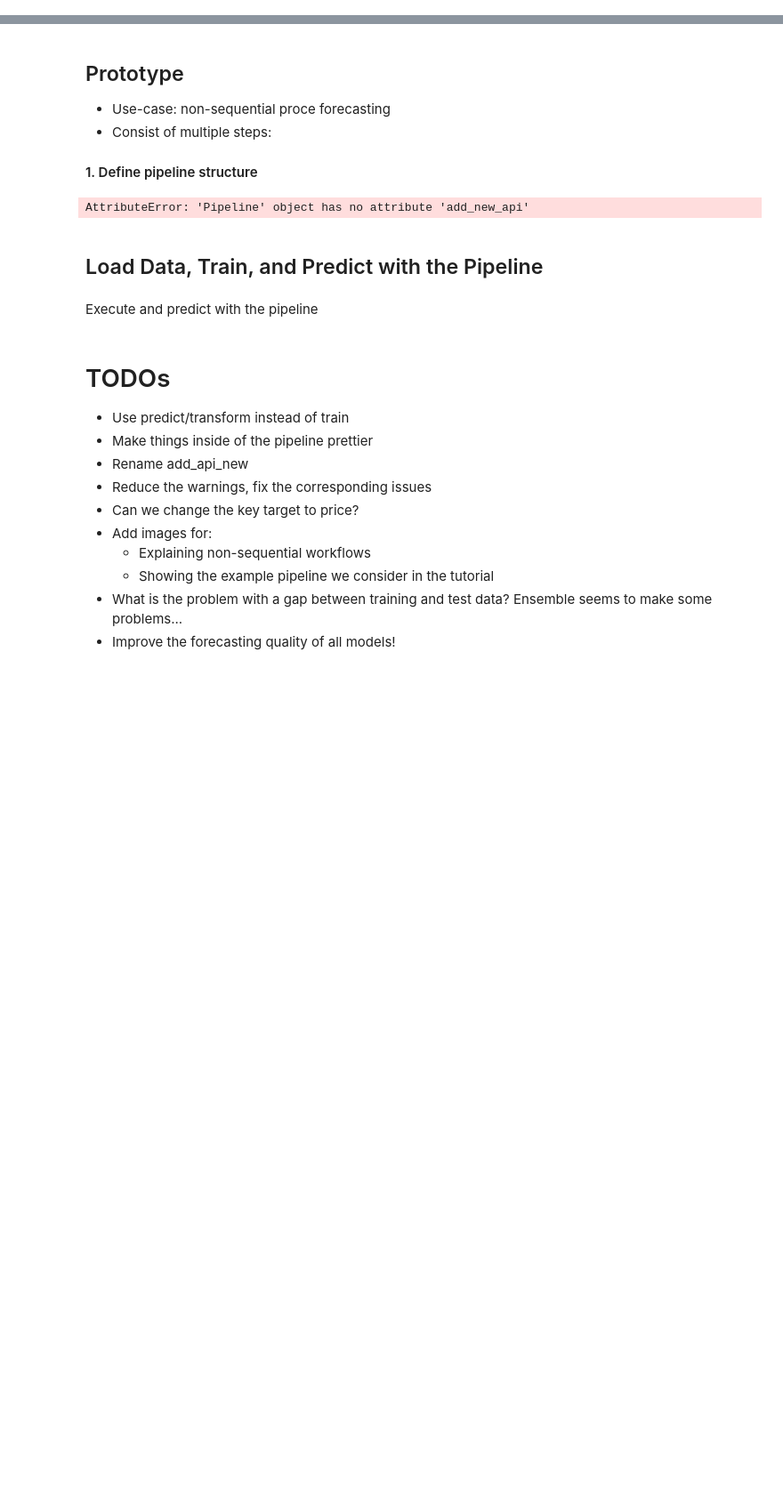
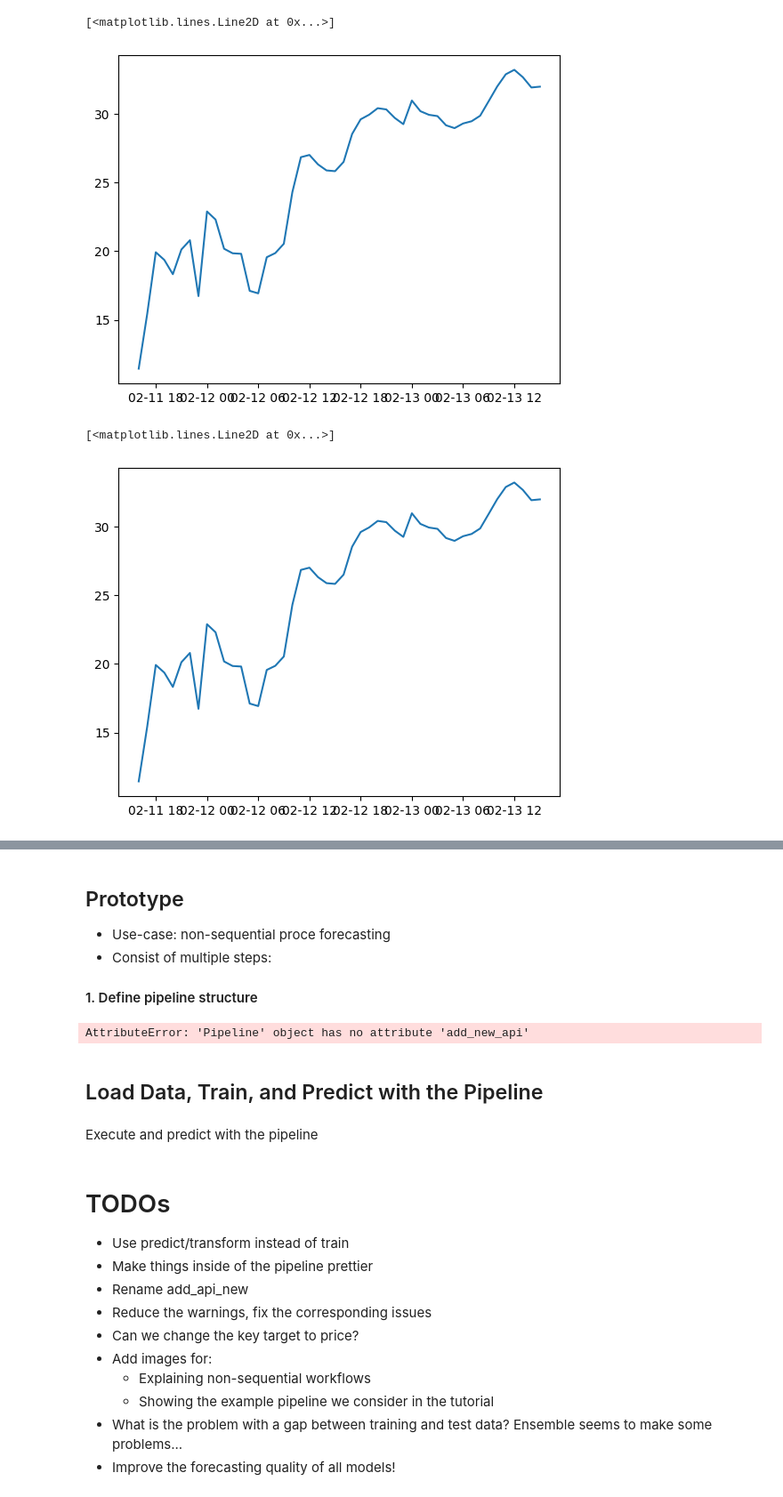
Before and after one commit to sktime/sktime-tutorial-pydata-global-2022, a Jupyter notebook: notebooks/non-sequential.ipynb, the cells around one changed output, grey strips where cells are left out. Shown at 89% size. Cells and saved outputs as stored; diff of their text form; code cells hidden in the pictures; blank space fills up the shorter version.

```diff
--- a/notebooks/non-sequential.ipynb
+++ b/notebooks/non-sequential.ipynb
@@ -41,0 +92,17 @@ Perhaps Price Forecast based on the Ensemble Model prediction and the calendar f
+# %%
+X = dt_features_train
+
+X["load"] = predicted_load_train
+price_pipe.fit(y_train, X=X)
+
+# Execute all to predict the future
+X = dt_features_test
+X["load"] = predicted_load_test
+predicted_price = price_pipe.predict(fh=fh, X=X)
+
+plt.plot(predicted_price)
+# %% [output]
+[<matplotlib.lines.Line2D at 0x...>]
+[figure, added]
+[<matplotlib.lines.Line2D at 0x...>]
+[figure, added]
```
Also changed, not shown: parts of 8 cells of this notebook.
